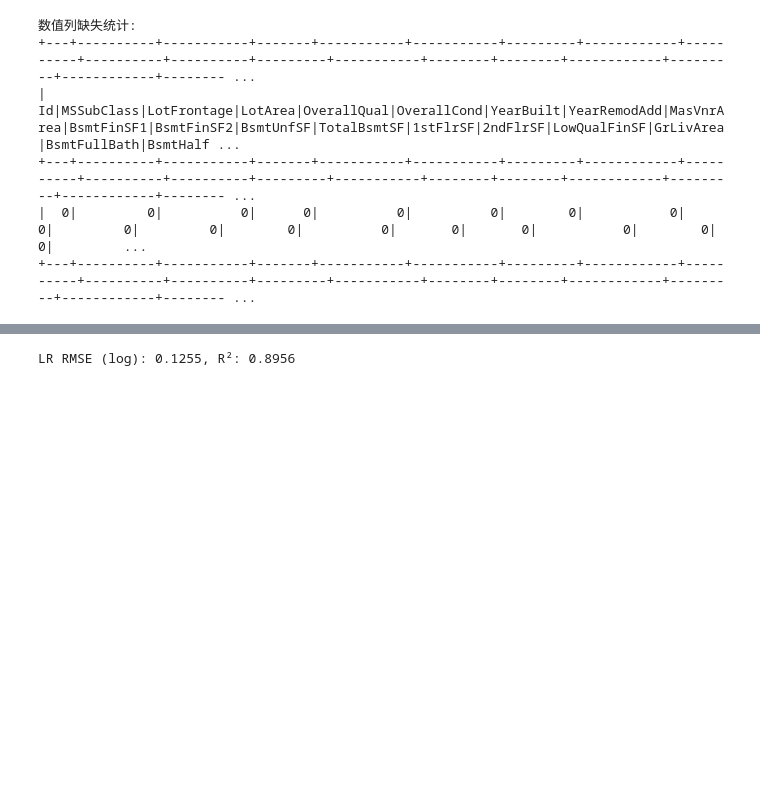
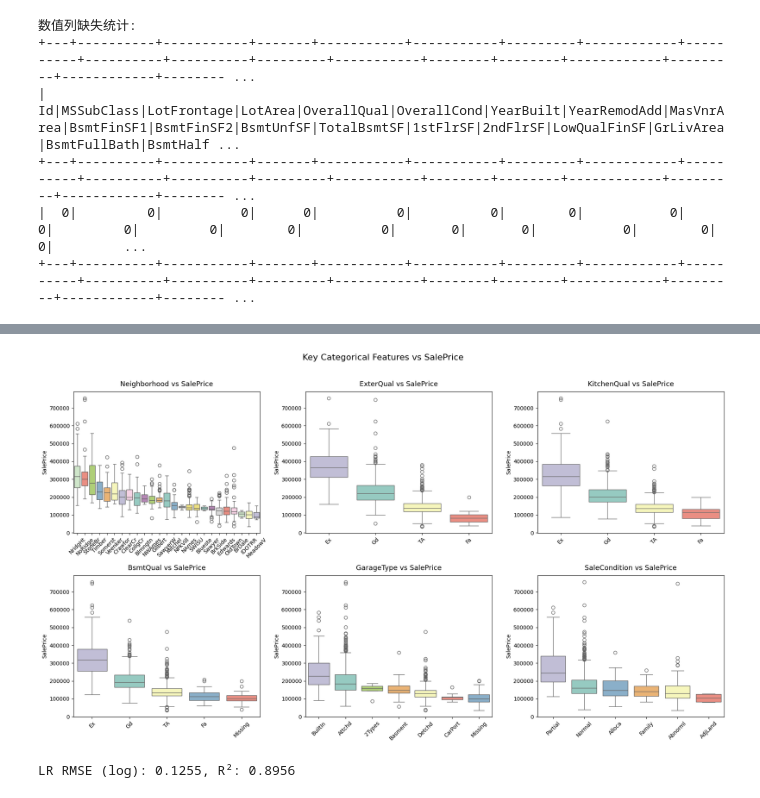
Before and after one commit to Psychomachia66/house-prices-advanced-regression-techniques, a Jupyter notebook: src/LR.ipynb, the cells around one changed output, grey strips where cells are left out. Saved outputs shown, nothing was run; the diff lists cells and outputs as text; code cells hidden in the pictures; blank space fills up the shorter version.

```diff
--- a/src/LR.ipynb
+++ b/src/LR.ipynb
@@ -121,6 +187,30 @@ final_assembler = VectorAssembler(inputCols=feature_cols, outputCol="features")
 import pyspark.sql.functions as F
 train_df = train_df.withColumn("logSalePrice", F.log1p(F.col("SalePrice")))
 target_col = "logSalePrice"
+# %%
+# ============== 4 重要类别特征箱线图（已消除所有警告）==============
+top_cat = ["Neighborhood", "ExterQual", "KitchenQual", "BsmtQual", "GarageType", "SaleCondition"]
+
+fig, axes = plt.subplots(2, 3, figsize=(18, 10))
+axes = axes.ravel()
+
+for i, col in enumerate(top_cat):
+    data = train_df.select(col, "SalePrice").toPandas()
+    # 按中位数排序，让箱线图更有意义
+    order = data.groupby(col)["SalePrice"].median().sort_values(ascending=False).index
+
+    sns.boxplot(x=col, y="SalePrice", data=data, order=order, ax=axes[i],
+                hue=col, palette="Set3", legend=False)   # 关键修改在这行
+
+    axes[i].set_title(f"{col} vs SalePrice", fontsize=13, pad=10)
+    axes[i].tick_params(axis='x', rotation=45)
+    axes[i].set_xlabel("")
+
+plt.suptitle("Key Categorical Features vs SalePrice", fontsize=16, y=1.02)
+plt.tight_layout()
+plt.show()
+# %% [output]
+[figure, added]
 # %%
 # === 1. 导入 LinearRegression ===
 from pyspark.ml.regression import LinearRegression
```
Also changed, not shown: parts of 6 cells of this notebook, 10 other files.
